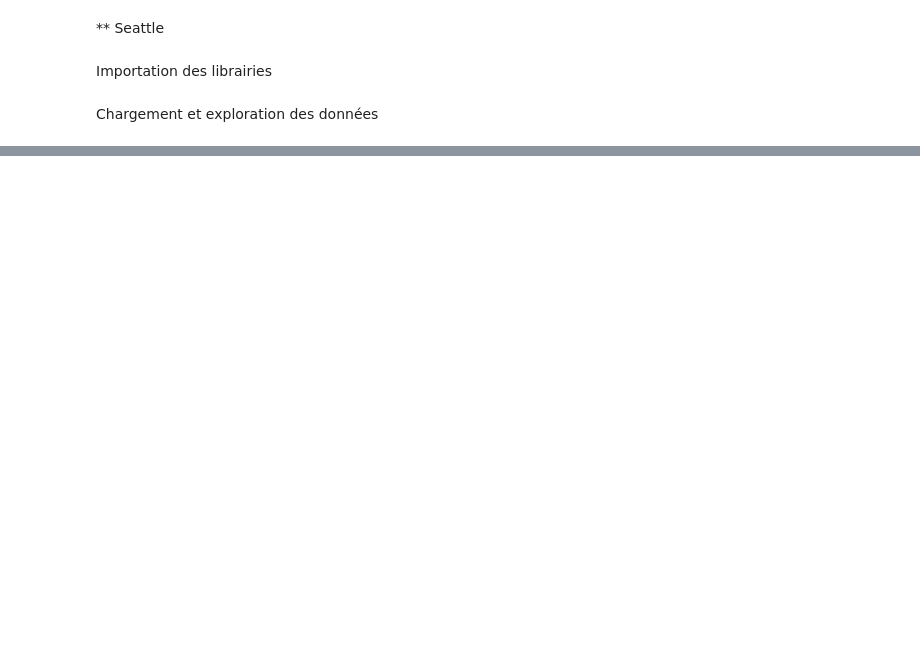
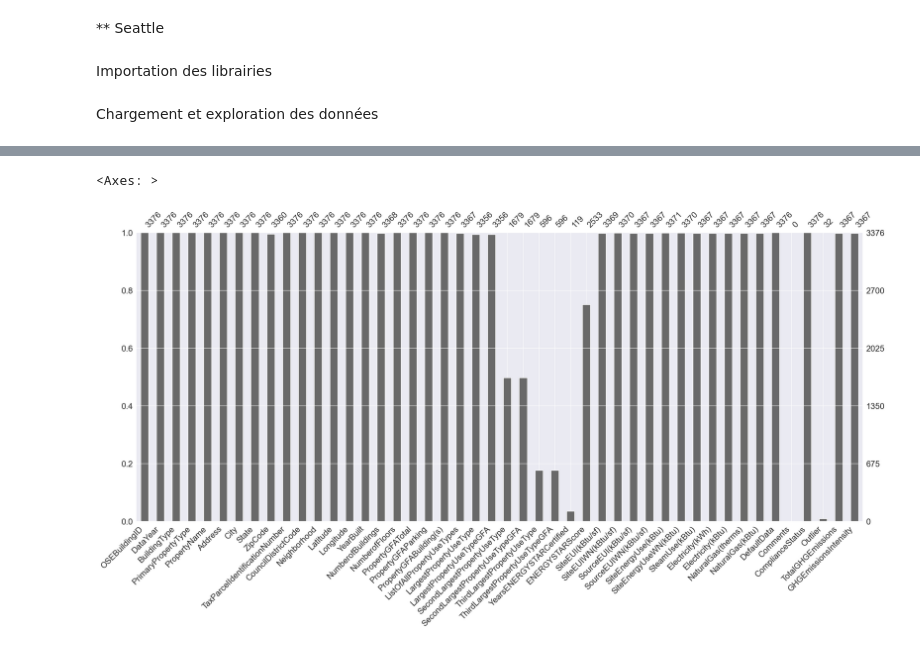
Before and after one commit to Tortique/P4_Seattle, a Jupyter notebook: explo.ipynb, the cells around one changed output, grey strips where cells are left out. Saved outputs shown, nothing was run; the diff lists cells and outputs as text; code cells hidden in the pictures; blank space fills up the shorter version.

```diff
--- a/explo.ipynb
+++ b/explo.ipynb
@@ -48,0 +37,5 @@ data
+# %%
+msno.bar(data)
+# %% [output]
+<Axes: >
+[figure, added]
```
Also changed, not shown: parts of 20 cells of this notebook, 1 other file.
